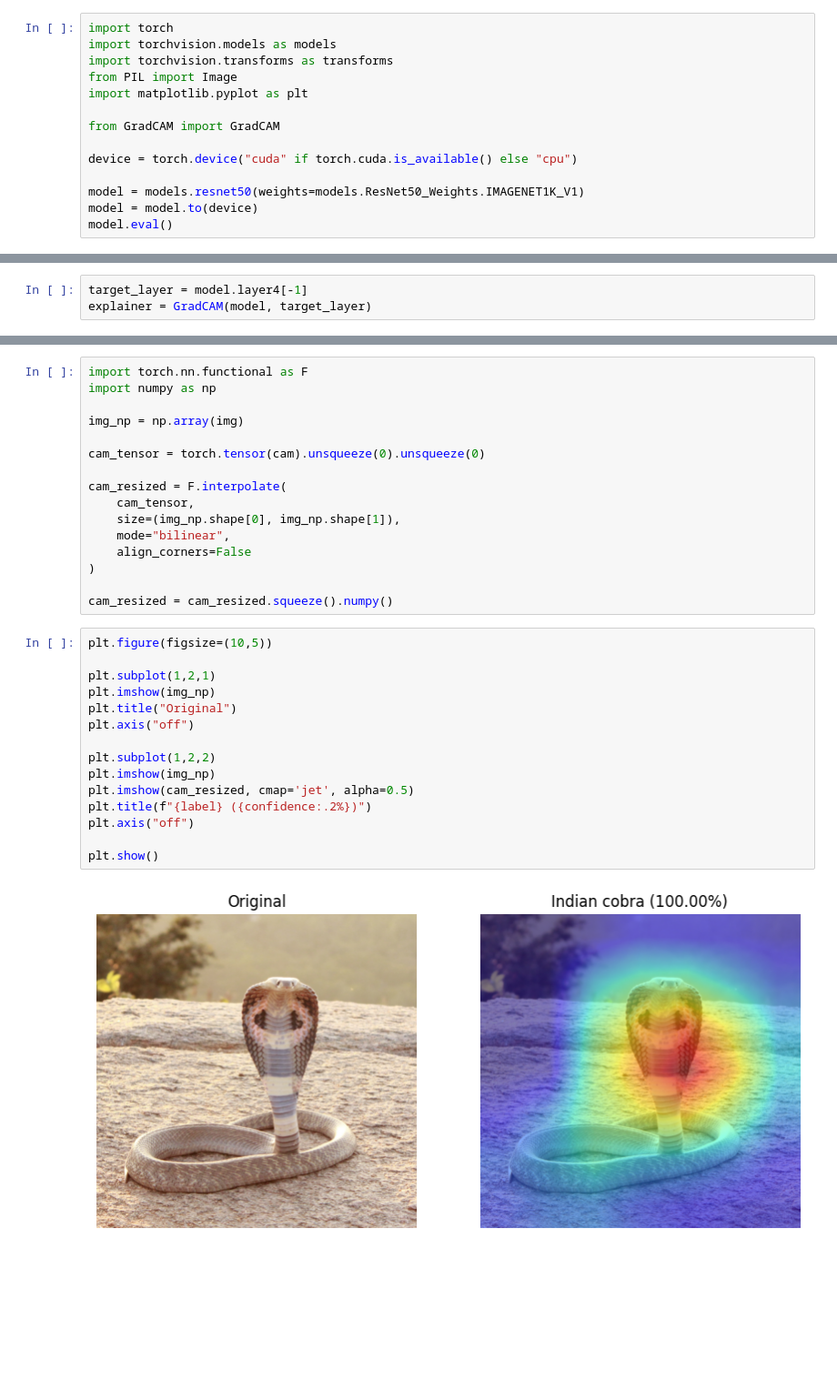
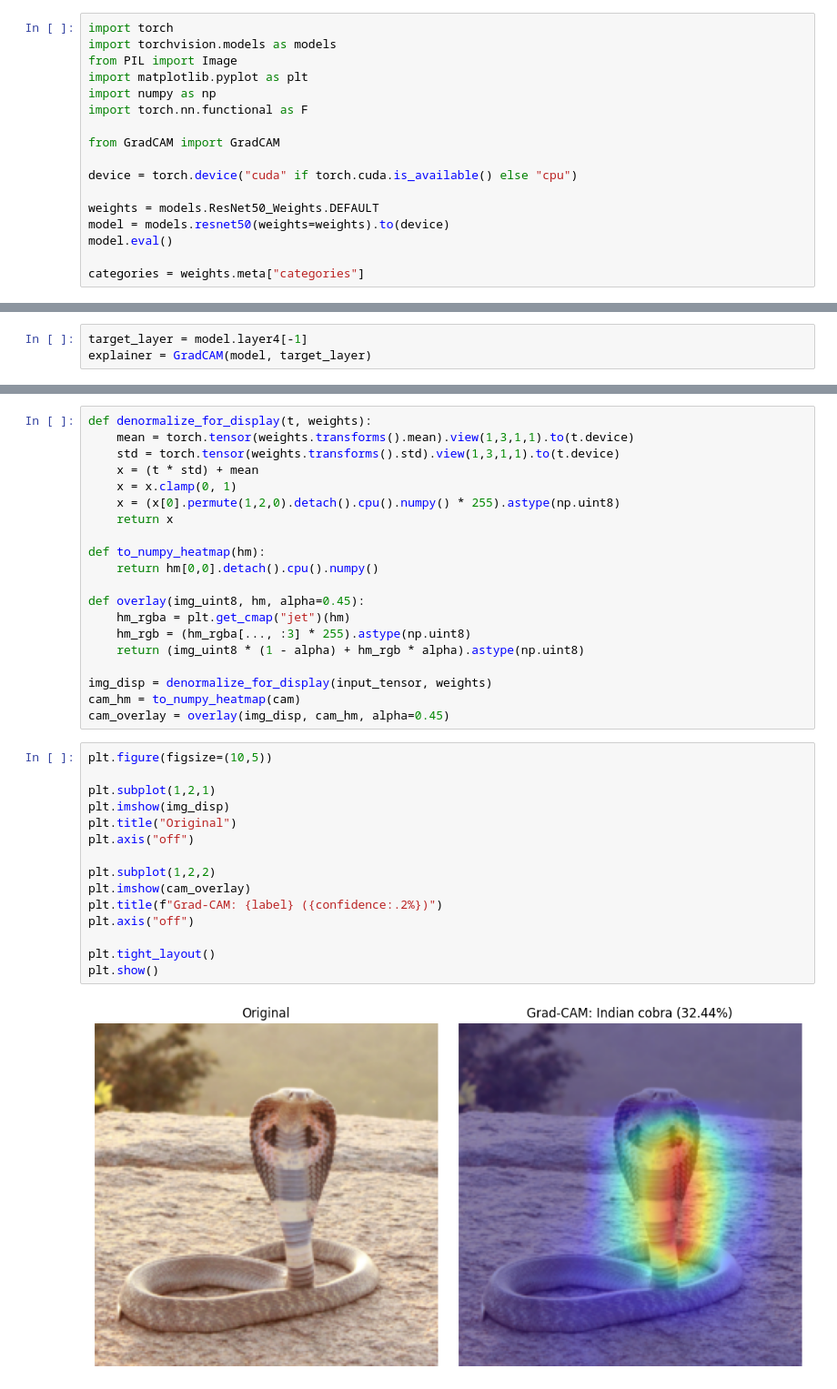
Before and after one commit to TomasVysinsky/DiplomaThesis, a Jupyter notebook: GradCAM/GradCAM_test.ipynb, the cells around one changed output, grey strips where cells are left out. Shown at 91% size. Cells and saved outputs as stored; diff of their text form; blank space fills up the shorter version.

```diff
--- a/GradCAM/GradCAM_test.ipynb
+++ b/GradCAM/GradCAM_test.ipynb
@@ -1,14 +1,17 @@
 # %%
 import torch
 import torchvision.models as models
-import torchvision.transforms as transforms
 from PIL import Image
 import matplotlib.pyplot as plt
+import numpy as np
+import torch.nn.functional as F
 
 from GradCAM import GradCAM
 
 device = torch.device("cuda" if torch.cuda.is_available() else "cpu")
 
-model = models.resnet50(weights=models.ResNet50_Weights.IMAGENET1K_V1)
-model = model.to(device)
+weights = models.ResNet50_Weights.DEFAULT
+model = models.resnet50(weights=weights).to(device)
 model.eval()
+
+categories = weights.meta["categories"]
@@ -91,33 +67,37 @@ Confidence: 1.0000
 # %%
-import torch.nn.functional as F
-import numpy as np
+def denormalize_for_display(t, weights):
+    mean = torch.tensor(weights.transforms().mean).view(1,3,1,1).to(t.device)
+    std = torch.tensor(weights.transforms().std).view(1,3,1,1).to(t.device)
+    x = (t * std) + mean
+    x = x.clamp(0, 1)
+    x = (x[0].permute(1,2,0).detach().cpu().numpy() * 255).astype(np.uint8)
+    return x
 
-img_np = np.array(img)
+def to_numpy_heatmap(hm):
+    return hm[0,0].detach().cpu().numpy()
 
-cam_tensor = torch.tensor(cam).unsqueeze(0).unsqueeze(0)
+def overlay(img_uint8, hm, alpha=0.45):
+    hm_rgba = plt.get_cmap("jet")(hm)
+    hm_rgb = (hm_rgba[..., :3] * 255).astype(np.uint8)
+    return (img_uint8 * (1 - alpha) + hm_rgb * alpha).astype(np.uint8)
 
-cam_resized = F.interpolate(
-    cam_tensor,
-    size=(img_np.shape[0], img_np.shape[1]),
-    mode="bilinear",
-    align_corners=False
-)
-
-cam_resized = cam_resized.squeeze().numpy()
+img_disp = denormalize_for_display(input_tensor, weights)
+cam_hm = to_numpy_heatmap(cam)
+cam_overlay = overlay(img_disp, cam_hm, alpha=0.45)
 # %%
 plt.figure(figsize=(10,5))
 
 plt.subplot(1,2,1)
-plt.imshow(img_np)
+plt.imshow(img_disp)
 plt.title("Original")
 plt.axis("off")
 
 plt.subplot(1,2,2)
-plt.imshow(img_np)
-plt.imshow(cam_resized, cmap='jet', alpha=0.5)
-plt.title(f"{label} ({confidence:.2%})")
+plt.imshow(cam_overlay)
+plt.title(f"Grad-CAM: {label} ({confidence:.2%})")
 plt.axis("off")
 
+plt.tight_layout()
 plt.show()
 # %% [output]
-[figure, old version]
+[figure, new version]
```
Also changed, not shown: parts of 3 cells of this notebook, 4 other files.
